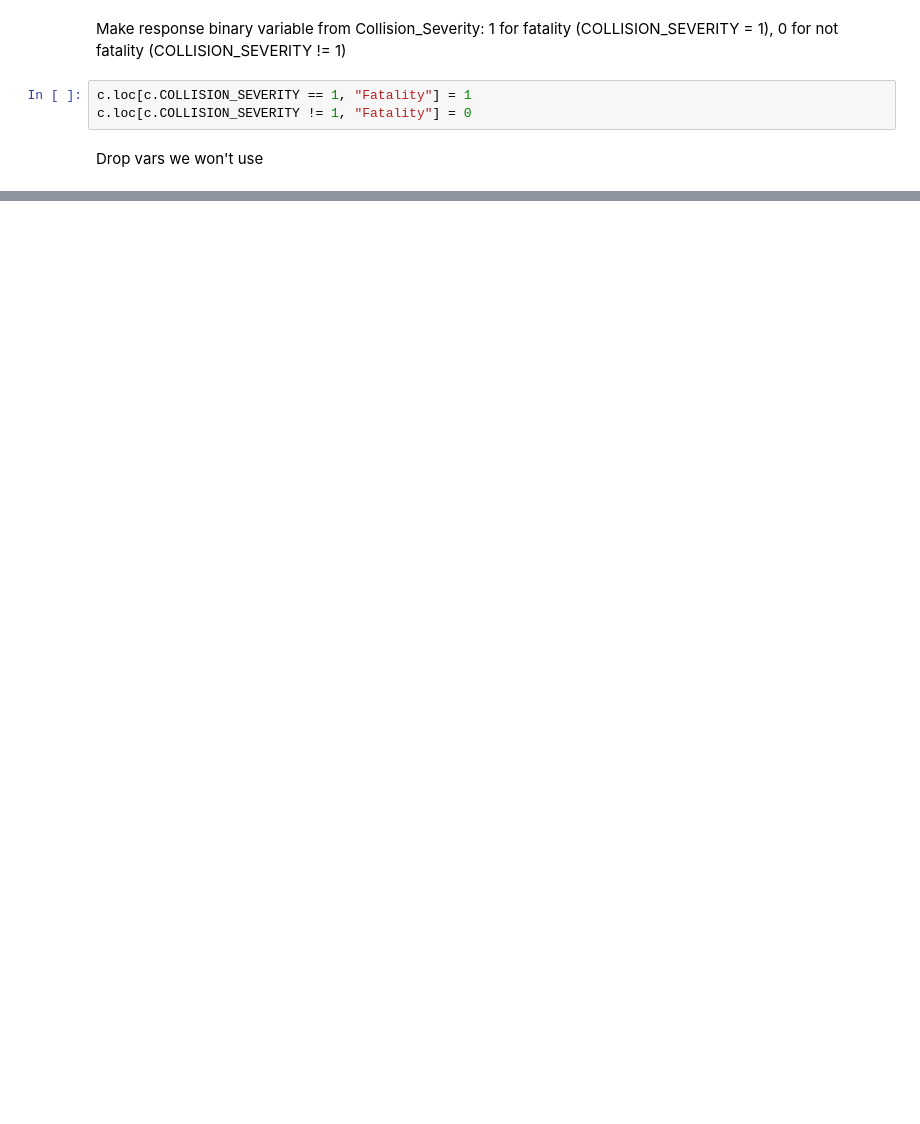
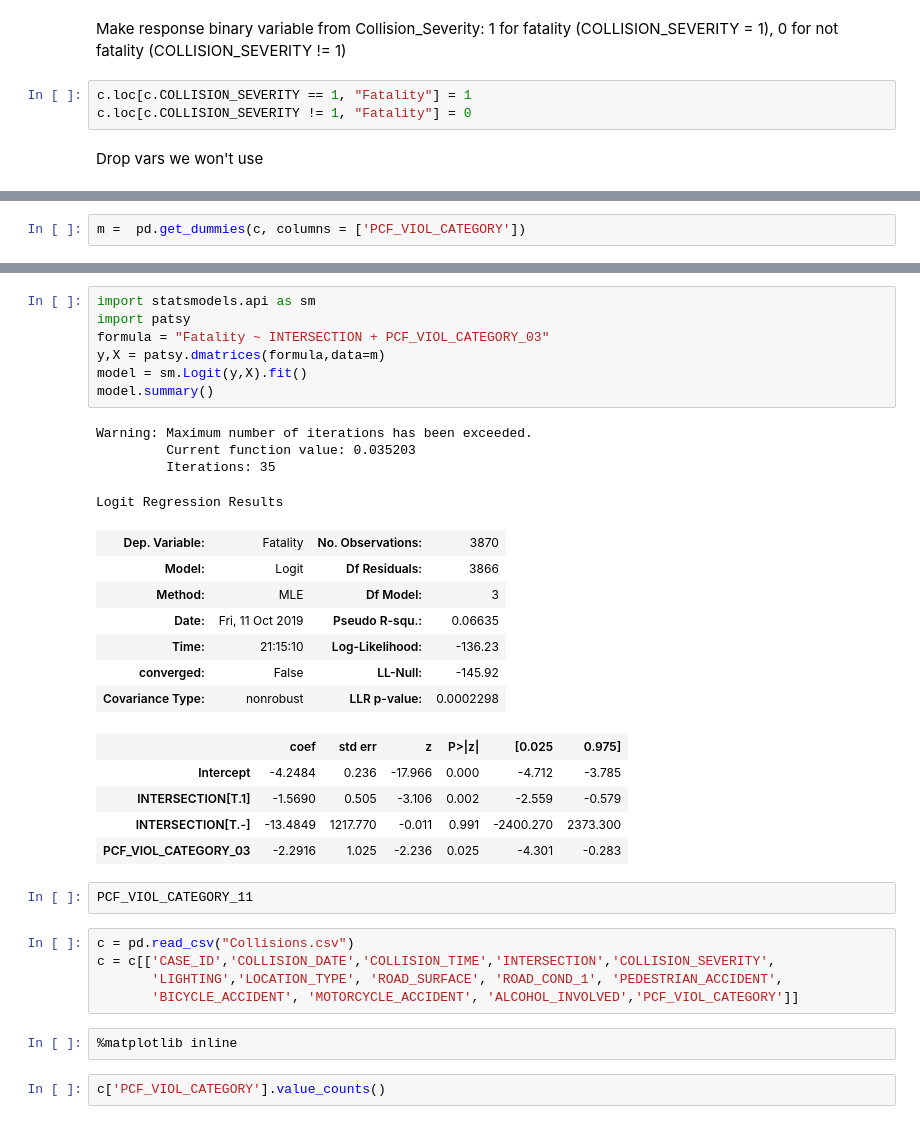
Before and after one commit to bingwang32/LinReg_Final_Proj, a Jupyter notebook: LinReg_FinalProj_Code-Model_Selection.ipynb, the cells around one changed output, grey strips where cells are left out. Cells and saved outputs as stored; diff of their text form; blank space fills up the shorter version.

```diff
--- a/LinReg_FinalProj_Code-Model_Selection.ipynb
+++ b/LinReg_FinalProj_Code-Model_Selection.ipynb
@@ -170,0 +119,2 @@ NameError: name 'c' is not defined
+# %%
+m =  pd.get_dummies(c, columns = ['PCF_VIOL_CATEGORY'])
@@ -170,0 +240,35 @@ NameError: name 'c' is not defined
+# %%
+import statsmodels.api as sm
+import patsy
+formula = "Fatality ~ INTERSECTION + PCF_VIOL_CATEGORY_03"
+y,X = patsy.dmatrices(formula,data=m)
+model = sm.Logit(y,X).fit()
+model.summary()
+# %% [output]
+Warning: Maximum number of iterations has been exceeded.
+         Current function value: 0.035203
+         Iterations: 35
+Logit Regression Results
+| Dep. Variable: | Fatality | No. Observations: | 3870 |
+| Model: | Logit | Df Residuals: | 3866 |
+| Method: | MLE | Df Model: | 3 |
+| Date: | Fri, 11 Oct 2019 | Pseudo R-squ.: | 0.06635 |
+| Time: | 21:15:10 | Log-Likelihood: | -136.23 |
+| converged: | False | LL-Null: | -145.92 |
+| Covariance Type: | nonrobust | LLR p-value: | 0.0002298 |
+|  | coef | std err | z | P>|z| | [0.025 | 0.975] |
+| Intercept | -4.2484 | 0.236 | -17.966 | 0.000 | -4.712 | -3.785 |
+| INTERSECTION[T.1] | -1.5690 | 0.505 | -3.106 | 0.002 | -2.559 | -0.579 |
+| INTERSECTION[T.-] | -13.4849 | 1217.770 | -0.011 | 0.991 | -2400.270 | 2373.300 |
+| PCF_VIOL_CATEGORY_03 | -2.2916 | 1.025 | -2.236 | 0.025 | -4.301 | -0.283 |
+# %%
+PCF_VIOL_CATEGORY_11
+# %%
+c = pd.read_csv("Collisions.csv")
+c = c[['CASE_ID','COLLISION_DATE','COLLISION_TIME','INTERSECTION','COLLISION_SEVERITY',
+       'LIGHTING','LOCATION_TYPE', 'ROAD_SURFACE', 'ROAD_COND_1', 'PEDESTRIAN_ACCIDENT',
+       'BICYCLE_ACCIDENT', 'MOTORCYCLE_ACCIDENT', 'ALCOHOL_INVOLVED','PCF_VIOL_CATEGORY']]
+# %%
+%matplotlib inline
+# %%
+c['PCF_VIOL_CATEGORY'].value_counts()
```
Also changed, not shown: parts of 21 cells of this notebook.
